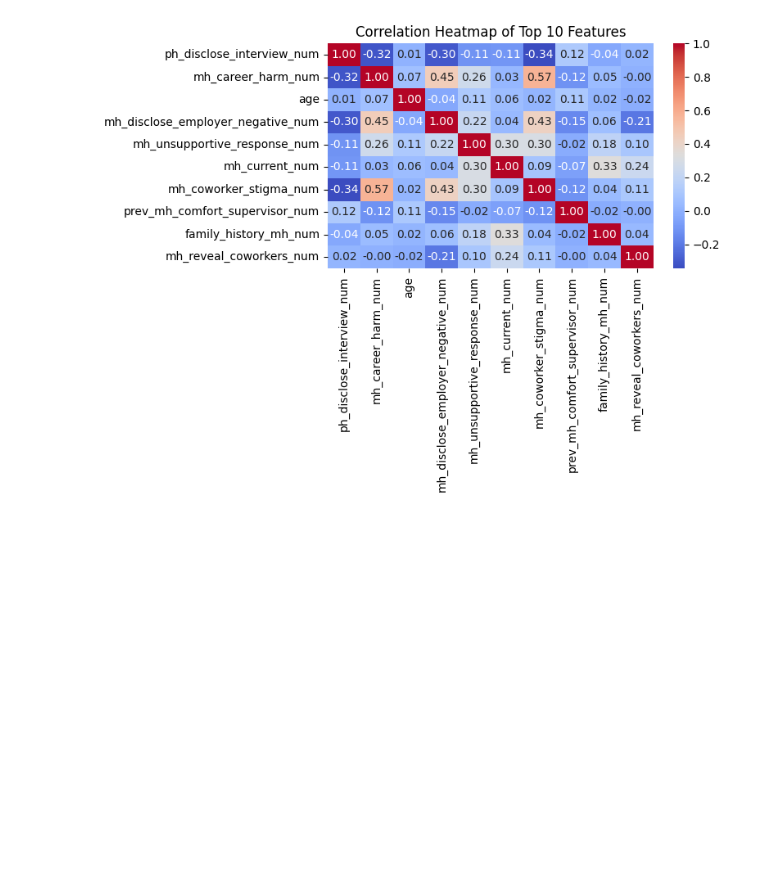
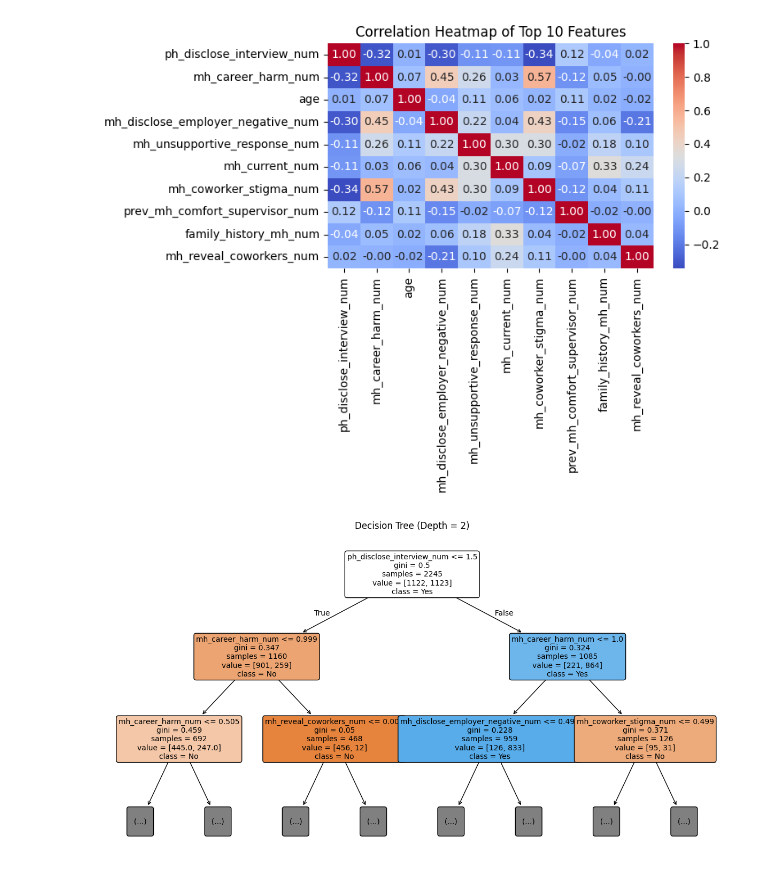
Before and after one commit to folasiredayo/Mental-Health-in-Tech-Modelling, a Jupyter notebook: dt-mental-health-modelling-data-cleaning-2.ipynb, the cells around one changed output. Saved outputs shown, nothing was run; the diff lists cells and outputs as text; code cells hidden in the pictures; blank space fills up the shorter version.

```diff
--- a/dt-mental-health-modelling-data-cleaning-2.ipynb
+++ b/dt-mental-health-modelling-data-cleaning-2.ipynb
@@ -1927,3 +1927,26 @@ plt.show()
 [figure]
 # %%
 ##The model predicts whether someone will disclose a mental health condition at work (mh_disclose_Yes). It achieves very high recall (0.99), meaning it successfully identifies nearly all actual disclosures, which is critical for capturing those at risk or in need of support. Overall performance is also strong: accuracy 0.98, precision 0.98, F1 0.98, AUC 0.99. The most important predictor is likely ph_disclose_interview_num, indicating that willingness to disclose in interviews strongly signals workplace disclosure.##
+# %%
+from sklearn.tree import plot_tree
+import matplotlib.pyplot as plt
+
+# ---------------------------
+# Plot Decision Tree (max depth = 2)
+# ---------------------------
+plt.figure(figsize=(15, 8))
+
+plot_tree(
+    best_dt,
+    max_depth=2,                  # limit tree depth for visualization
+    feature_names=X_train.columns,
+    class_names=['No', 'Yes'],    # adjust if your labels differ
+    filled=True,
+    rounded=True,
+    fontsize=10
+)
+
+plt.title("Decision Tree (Depth = 2)")
+plt.show()
+# %% [output]
+[figure, added]
```
